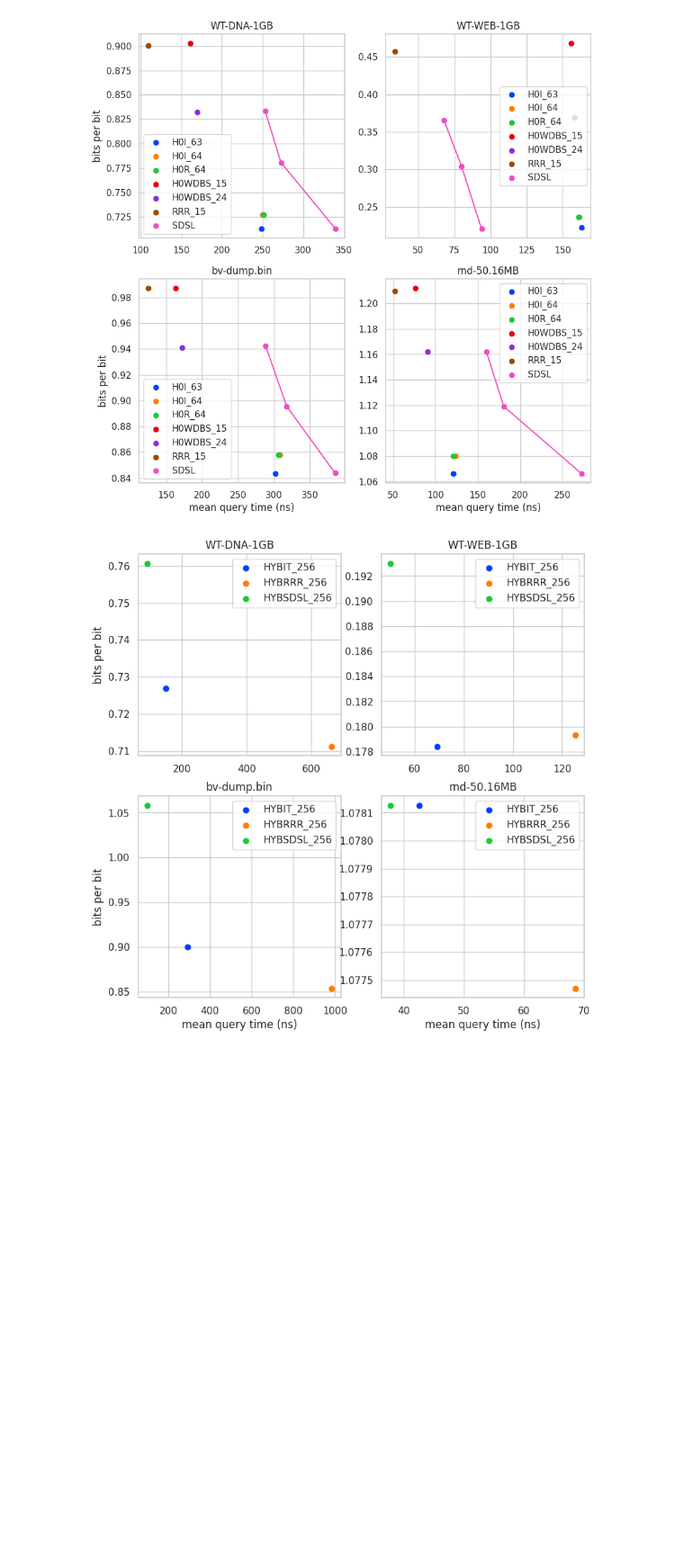
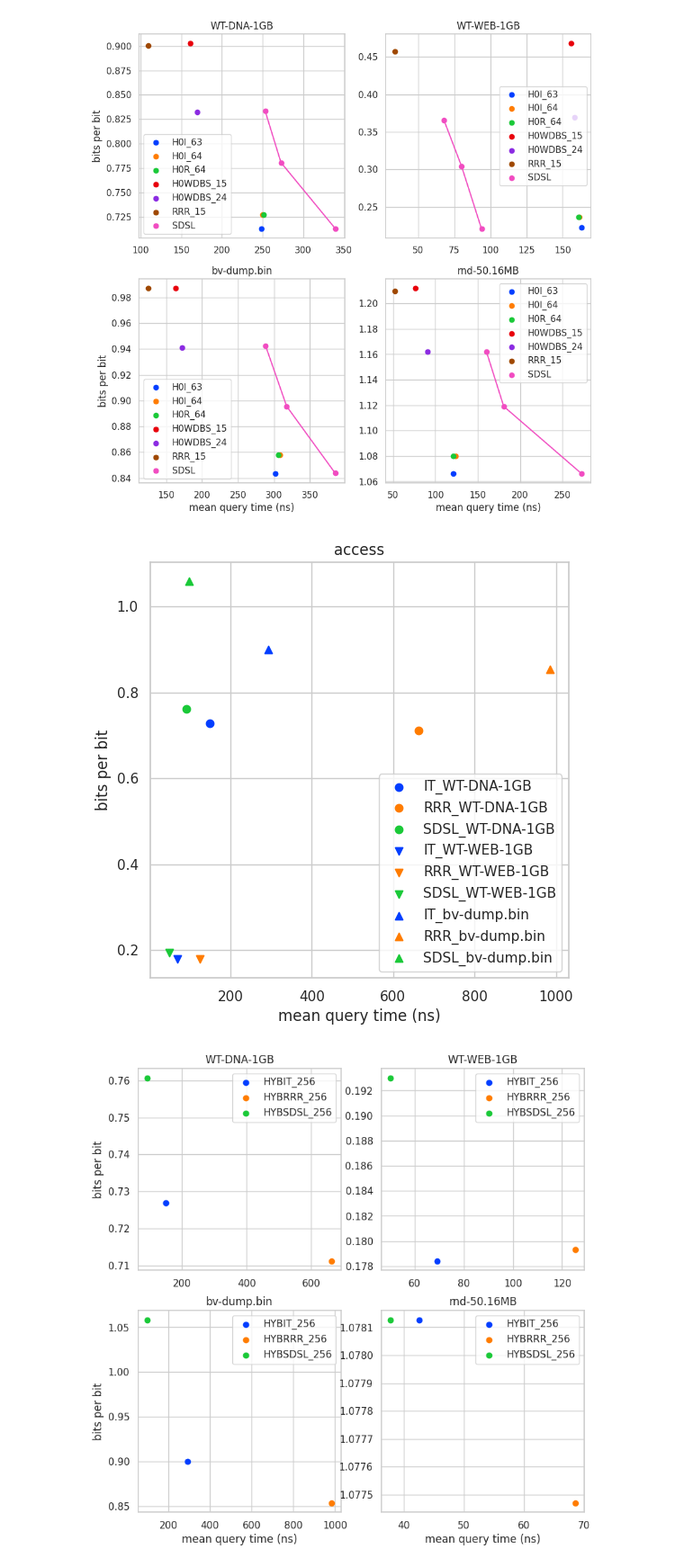
Before and after one commit to saskeli/h0_bv, a Jupyter notebook: results.ipynb, the cells around one changed output. Shown at 90% size. Drawn from its saved outputs; the diff is of its cells as text; code cells hidden in the pictures; blank space fills up the shorter version.

```diff
--- a/results.ipynb
+++ b/results.ipynb
@@ -224,6 +230,28 @@ plt.savefig(f"overall_{testset}.pdf")
 plt.show()
 # %% [output]
 [figure]
+# %%
+sdf = df[df["machine"] == testset]
+sdf = sdf[sdf["type"].str.contains("HYB")]
+plt.figure(figsize=(6, 6))
+for m, dat in zip("ov^,", files):
+    if "rnd" in dat:
+        continue
+    ddf = sdf[sdf["data_set"] == dat]
+    dats = []
+    for a, s, e, t, b in zip(ddf["access"], ddf["size_bytes"], ddf["elems"], ddf["type"], ddf["block_size"]):
+        dats.append((f"{t}_{b}", [a], [s / e]))
+    dats.sort()
+    for c, t in zip(sns.color_palette(), dats):
+        plt.scatter(t[1], t[2], color=c, marker=m, label=f"{t[0][3:-3]}{dat[:-4]}")
+    plt.ylabel("bits per bit")
+    plt.xlabel("mean query time (ns)")
+    plt.legend()
+    plt.title("access")
+plt.savefig(f"hybrid_{testset}.pdf", bbox_inches='tight')
+plt.show()
+# %% [output]
+[figure, added]
 # %%
 sdf = df[df["machine"] == testset]
 sdf = sdf[sdf["type"].str.contains("HYB")]
```
Also changed, not shown: parts of 7 cells of this notebook, 2 other files.
